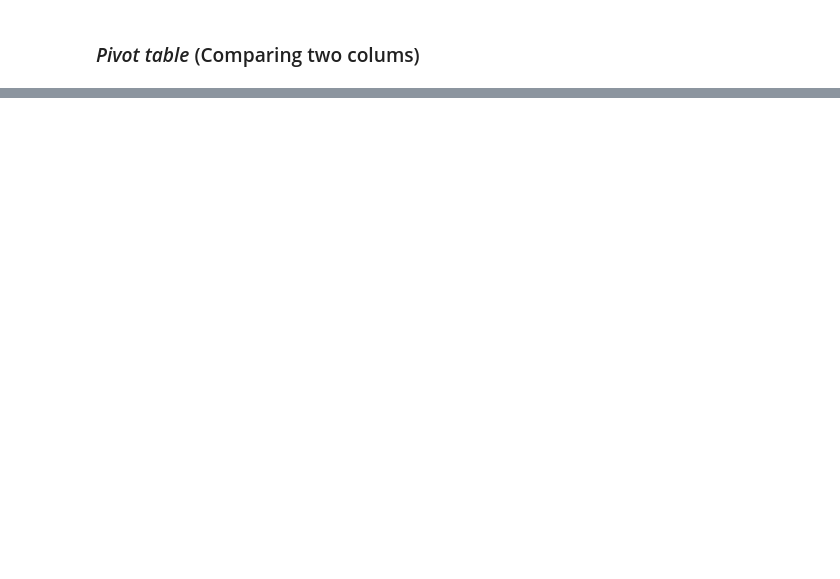
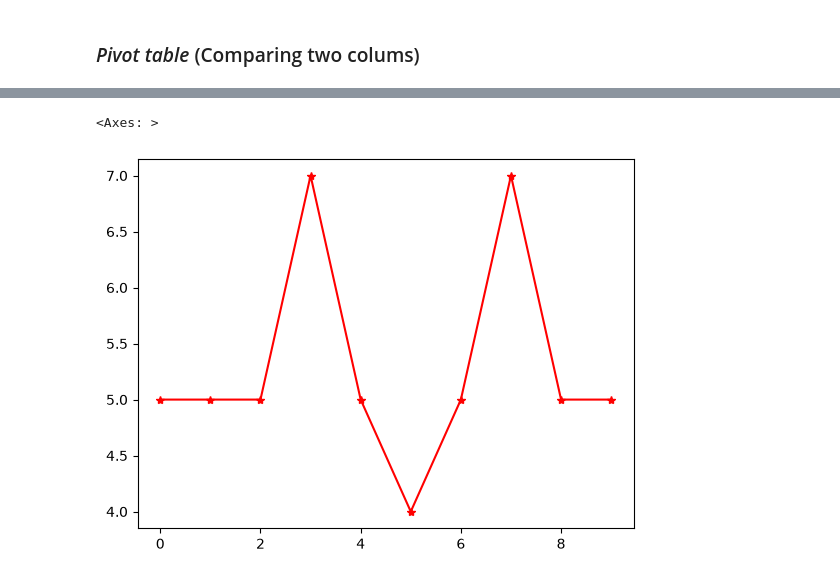
Before and after one commit to prasadmadhav44-coder/GEN_AI, a Jupyter notebook: Pandas/Pandas.ipynb, the cells around one changed output, grey strips where cells are left out. Drawn from its saved outputs; the diff is of its cells as text; code cells hidden in the pictures; blank space fills up the shorter version.

```diff
--- a/Pandas/Pandas.ipynb
+++ b/Pandas/Pandas.ipynb
@@ -292,0 +320,5 @@ pd.crosstab(df1["Brand"],df1[""])
+# %%
+df1["Seats"].plot(color="r",marker = "*")
+# %% [output]
+<Axes: >
+[figure, added]
```
Also changed, not shown: parts of 43 cells of this notebook, 2 other files.
